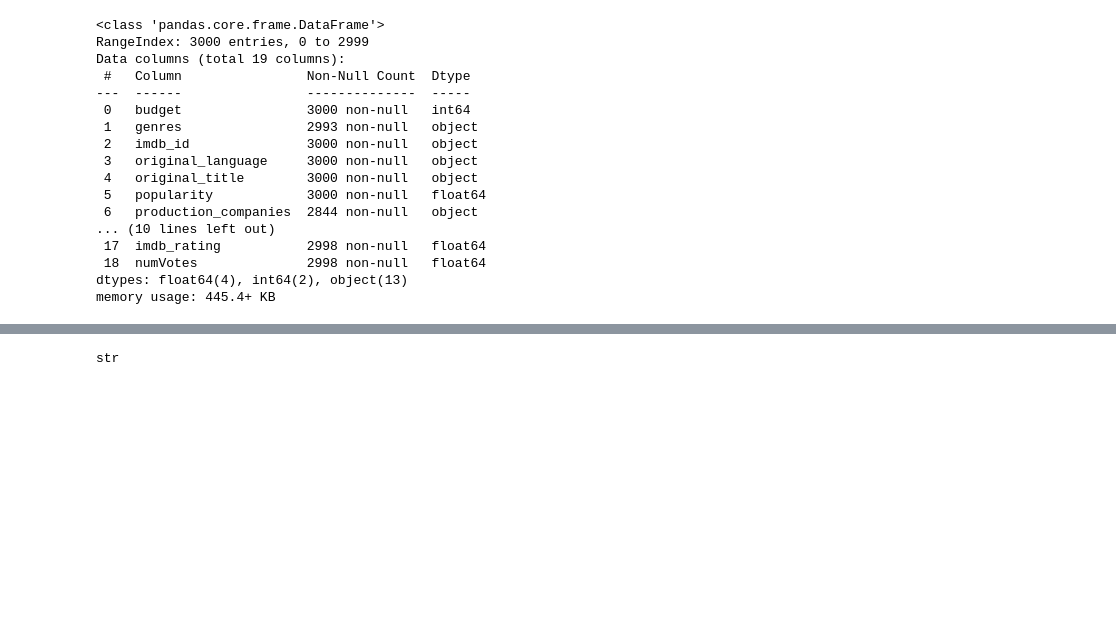
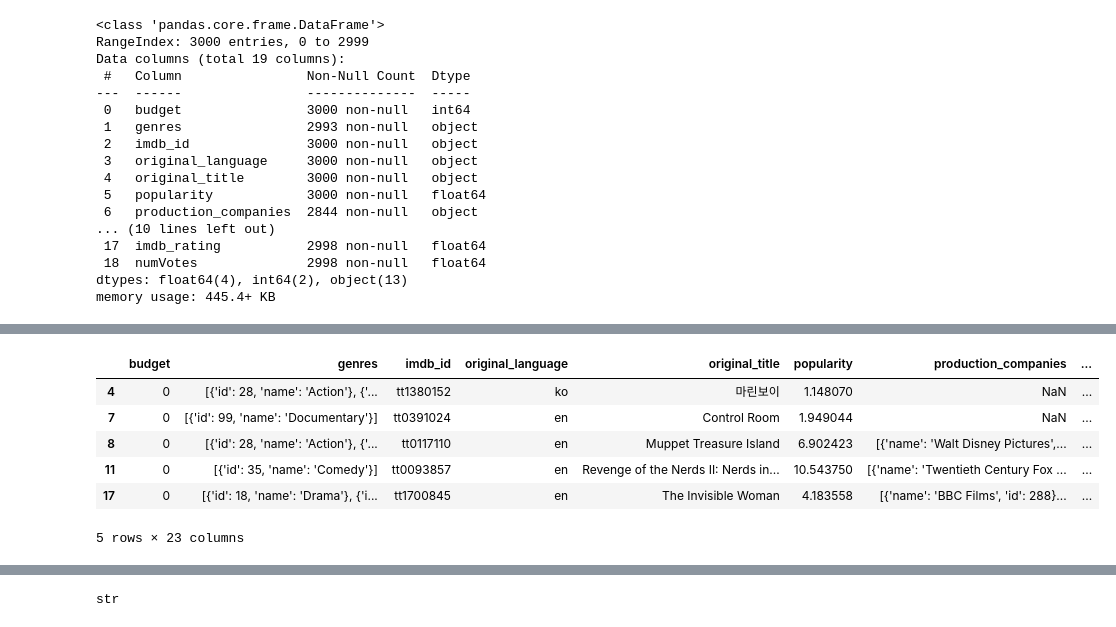
Before and after one commit to breebhu/ErdosProject, a Jupyter notebook: DataCleaning.ipynb, the cells around one changed output, grey strips where cells are left out. Drawn from its saved outputs; the diff is of its cells as text; code cells hidden in the pictures; blank space fills up the shorter version.

```diff
--- a/DataCleaning.ipynb
+++ b/DataCleaning.ipynb
@@ -119,3 +119,13 @@ print(budget_zero)
+# %%
+budget_zero.head()
+# %% [output]
+|  | budget | genres | imdb_id | original_language | original_title | popularity | production_companies | ... |
+| 4 | 0 | [{'id': 28, 'name': 'Action'}, {'... | tt1380152 | ko | 마린보이 | 1.148070 | NaN | ... |
+| 7 | 0 | [{'id': 99, 'name': 'Documentary'}] | tt0391024 | en | Control Room | 1.949044 | NaN | ... |
+| 8 | 0 | [{'id': 28, 'name': 'Action'}, {'... | tt0117110 | en | Muppet Treasure Island | 6.902423 | [{'name': 'Walt Disney Pictures',... | ... |
+| 11 | 0 | [{'id': 35, 'name': 'Comedy'}] | tt0093857 | en | Revenge of the Nerds II: Nerds in... | 10.543750 | [{'name': 'Twentieth Century Fox ... | ... |
+| 17 | 0 | [{'id': 18, 'name': 'Drama'}, {'i... | tt1700845 | en | The Invisible Woman | 4.183558 | [{'name': 'BBC Films', 'id': 288}... | ... |
+5 rows × 23 columns
 # %%
 genres=set()
 for item in budget_zero.genres:
```
Also changed, not shown: parts of 16 cells of this notebook.
